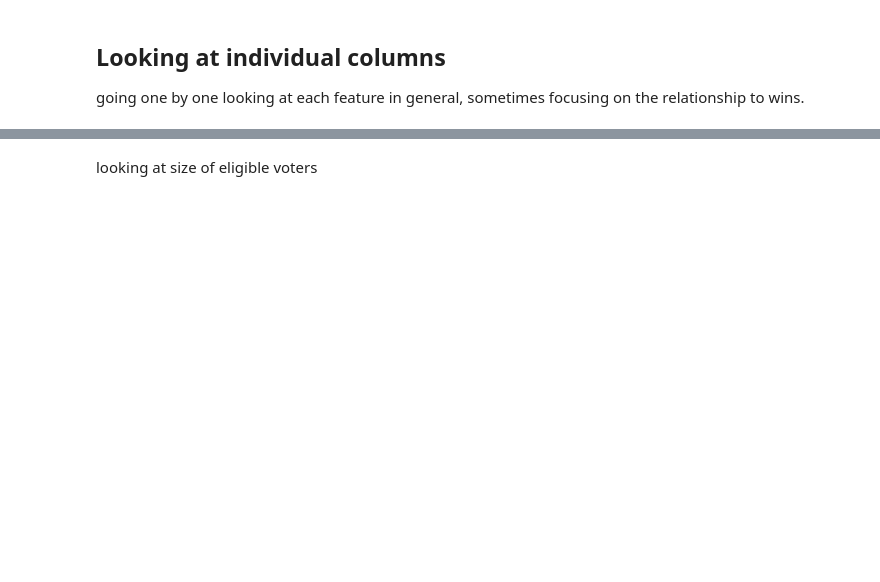
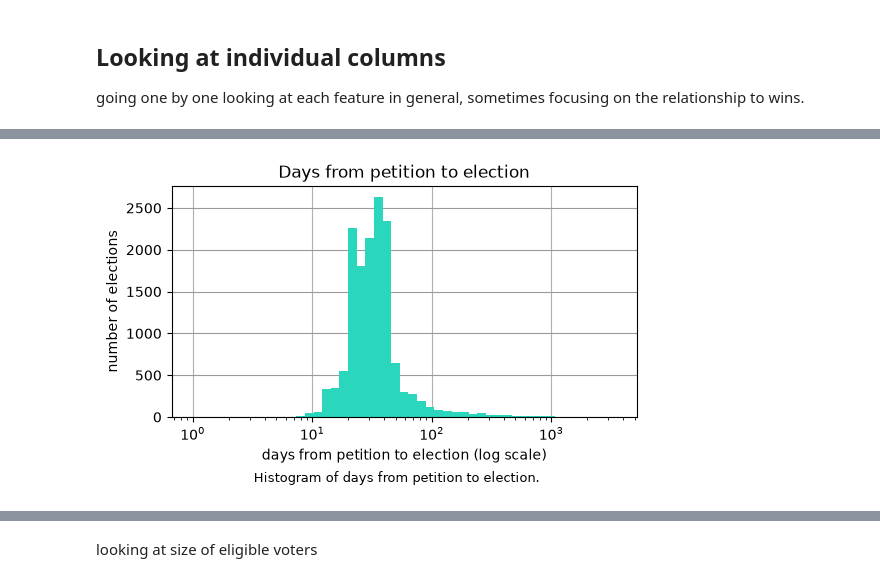
Before and after one commit to jiangisabella/Placeholder-Data1030, a Jupyter notebook: src/combined_eda.ipynb, the cells around one changed output, grey strips where cells are left out. Cells and saved outputs as stored; diff of their text form; code cells hidden in the pictures; blank space fills up the shorter version.

```diff
--- a/src/combined_eda.ipynb
+++ b/src/combined_eda.ipynb
@@ -64,13 +197,19 @@ print(df['days_petition_to_election'].describe(percentiles=[0.05, 0.25, 0.5, 0.7
 # %%
 # long right tail, so log-spaced bins like the capital-gain example in lecture 4
 days = df['days_petition_to_election'].dropna()
 
 plt.figure(figsize=(6,3))
-days.plot.hist(bins=np.logspace(np.log10(1), np.log10(days.max()), 50), color=BLUE)
+days.plot.hist(bins=np.logspace(np.log10(1), np.log10(days.max()), 50), color=MAIN)
 plt.semilogx()
 plt.xlabel('days from petition to election (log scale)')
-plt.ylabel('count')
+plt.ylabel('number of elections')
+plt.title('Days from petition to election')
+plt.grid(axis='y', color=GRID)
+plt.gca().set_axisbelow(True)   # grid behind the bars
+plt.figtext(0.5, -0.07, 'Histogram of days from petition to election.', ha='center', va='top', fontsize=9, wrap=True)
 plt.show()
+# %% [output]
+[figure, added]
 # %%
 # zoom in on the first 90 days, one bar per day
 plt.figure(figsize=(8,3))
```
Also changed, not shown: parts of 53 cells of this notebook, 23 other files.
